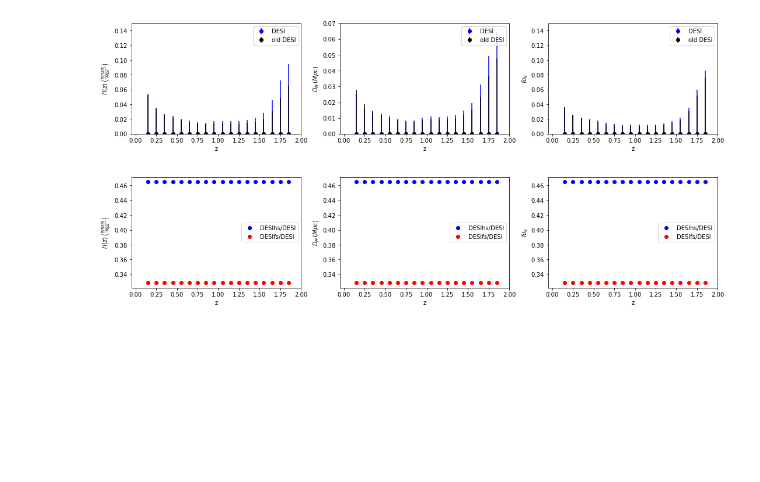
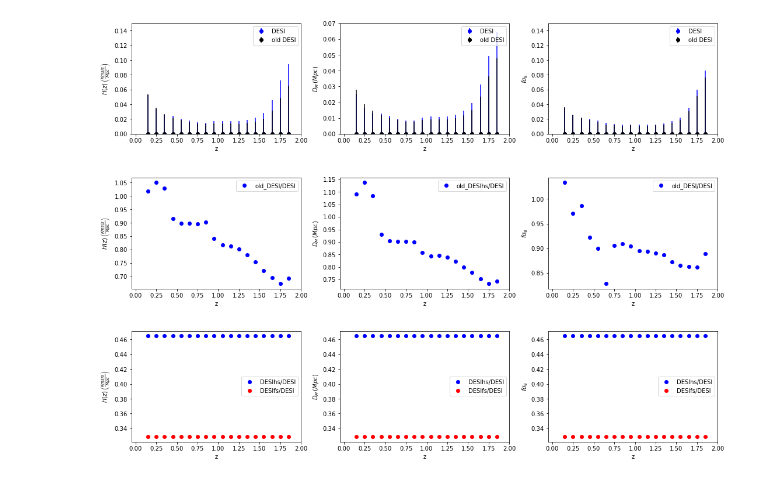
Before and after one commit to JaimeRZP/Growz, a Jupyter notebook: notebooks/plotting_Xi.ipynb, the cells around one changed output. Cells and saved outputs as stored; diff of their text form; code cells hidden in the pictures; blank space fills up the shorter version.

```diff
--- a/notebooks/plotting_Xi.ipynb
+++ b/notebooks/plotting_Xi.ipynb
@@ -361,6 +361,39 @@ os.remove('/mnt/c/Users/Jaime/Desktop/PhD/gp_figures/data.pdf')
 plt.savefig('/mnt/c/Users/Jaime/Desktop/PhD/gp_figures/data.pdf', bbox_inches='tight', pad_inches=0)
 # %% [output]
 [figure]
+# %%
+fig=plt.figure(figsize=(18,3.5))
+fig.subplots_adjust(wspace=0.23)
+
+ax1 = plt.subplot(131)
+plt.plot(DESI_data['z'], old_DESI_data['H_err']/DESI_data['H_err'], 'bo', label='old_DESI/DESI')
+# axis labels and title
+plt.xlim(-0.05, 2.)
+plt.xlabel("z")
+plt.ylabel(r"$H(z) \, \left(\frac{Kms/s}{Mpc} \right)$")
+plt.legend();
+
+ax1 = plt.subplot(132)
+#plt.plot(z_planck, Planck['dM_arr'], "k--", label='Planck')
+plt.plot(DESI_data['z'], old_DESI_data['dA_err']/DESI_data['dA_err'], 'bo', label='old_DESIhs/DESI')
+plt.xlabel("z")
+plt.ylabel(r"$D_M$")
+plt.xlim(-0.05, 2)
+plt.ylabel(r"$D_M \, (Mpc)$")
+plt.legend();
+
+ax1 = plt.subplot(133)
+#plt.plot(z_planck, Planck['f_arr']*Planck['s8_arr'], "k--", label='Planck')
+plt.plot(DESI_data['z'], old_DESI_data['fs8_err']/DESI_data['fs8_err'], 'bo', label='old_DESI/DESI')
+plt.xlim(-0.05, 2)
+plt.xlabel("z")
+plt.ylabel(r"$f \sigma_8$")
+plt.legend();
+
+os.remove('/mnt/c/Users/Jaime/Desktop/PhD/gp_figures/data.pdf')
+plt.savefig('/mnt/c/Users/Jaime/Desktop/PhD/gp_figures/data.pdf', bbox_inches='tight', pad_inches=0)
+# %% [output]
+[figure, added]
 # %%
 fig=plt.figure(figsize=(18,3.5))
 fig.subplots_adjust(wspace=0.23)
```
Also changed, not shown: 1 other file.
